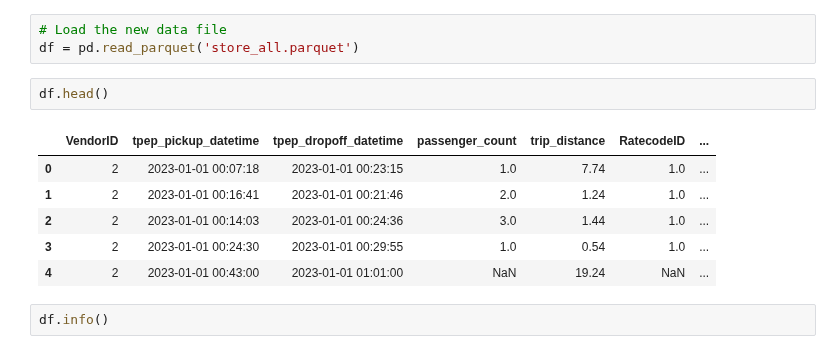
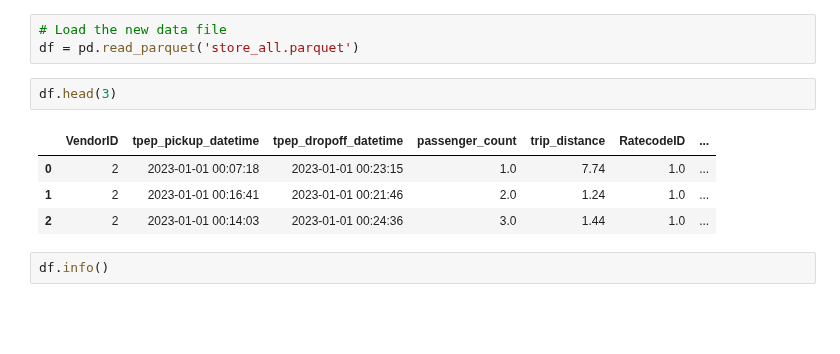
Before and after one commit to TalJa1/dc_practice, a Jupyter notebook: EDA_assignment/EDA_Assg_NYC_Taxi_Starter.ipynb, the cells around one changed output. Cells and saved outputs as stored; diff of their text form; blank space fills up the shorter version.

```diff
--- a/EDA_assignment/EDA_Assg_NYC_Taxi_Starter.ipynb
+++ b/EDA_assignment/EDA_Assg_NYC_Taxi_Starter.ipynb
@@ -255,14 +255,12 @@ Now we can load the new data directly.
 # Load the new data file
 df = pd.read_parquet('store_all.parquet')
 # %%
-df.head()
+df.head(3)
 # %% [output]
 |  | VendorID | tpep_pickup_datetime | tpep_dropoff_datetime | passenger_count | trip_distance | RatecodeID | ... |
 | 0 | 2 | 2023-01-01 00:07:18 | 2023-01-01 00:23:15 | 1.0 | 7.74 | 1.0 | ... |
 | 1 | 2 | 2023-01-01 00:16:41 | 2023-01-01 00:21:46 | 2.0 | 1.24 | 1.0 | ... |
 | 2 | 2 | 2023-01-01 00:14:03 | 2023-01-01 00:24:36 | 3.0 | 1.44 | 1.0 | ... |
-| 3 | 2 | 2023-01-01 00:24:30 | 2023-01-01 00:29:55 | 1.0 | 0.54 | 1.0 | ... |
-| 4 | 2 | 2023-01-01 00:43:00 | 2023-01-01 01:01:00 | NaN | 19.24 | NaN | ... |
 # %%
 df.info()
 # %% [output]
```
